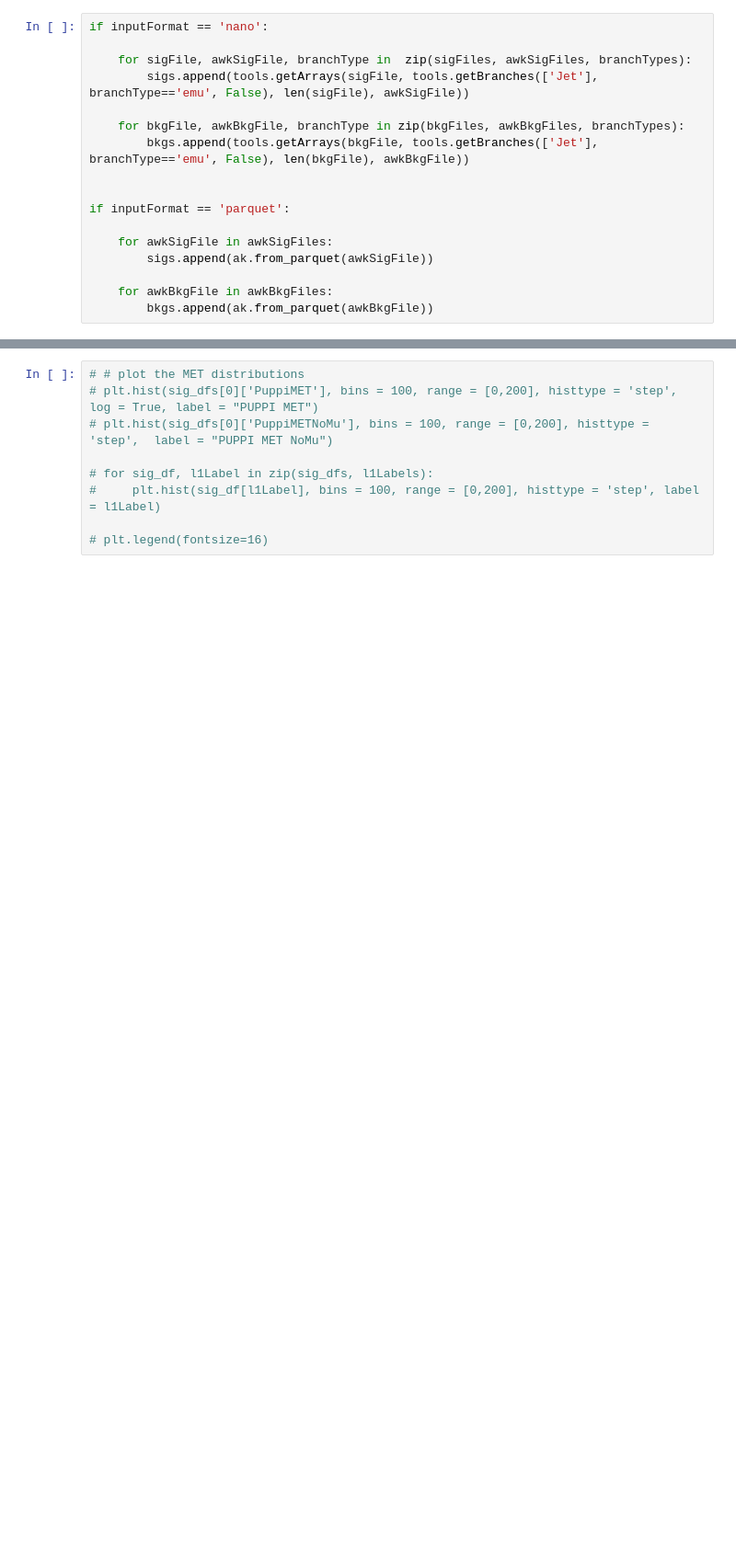
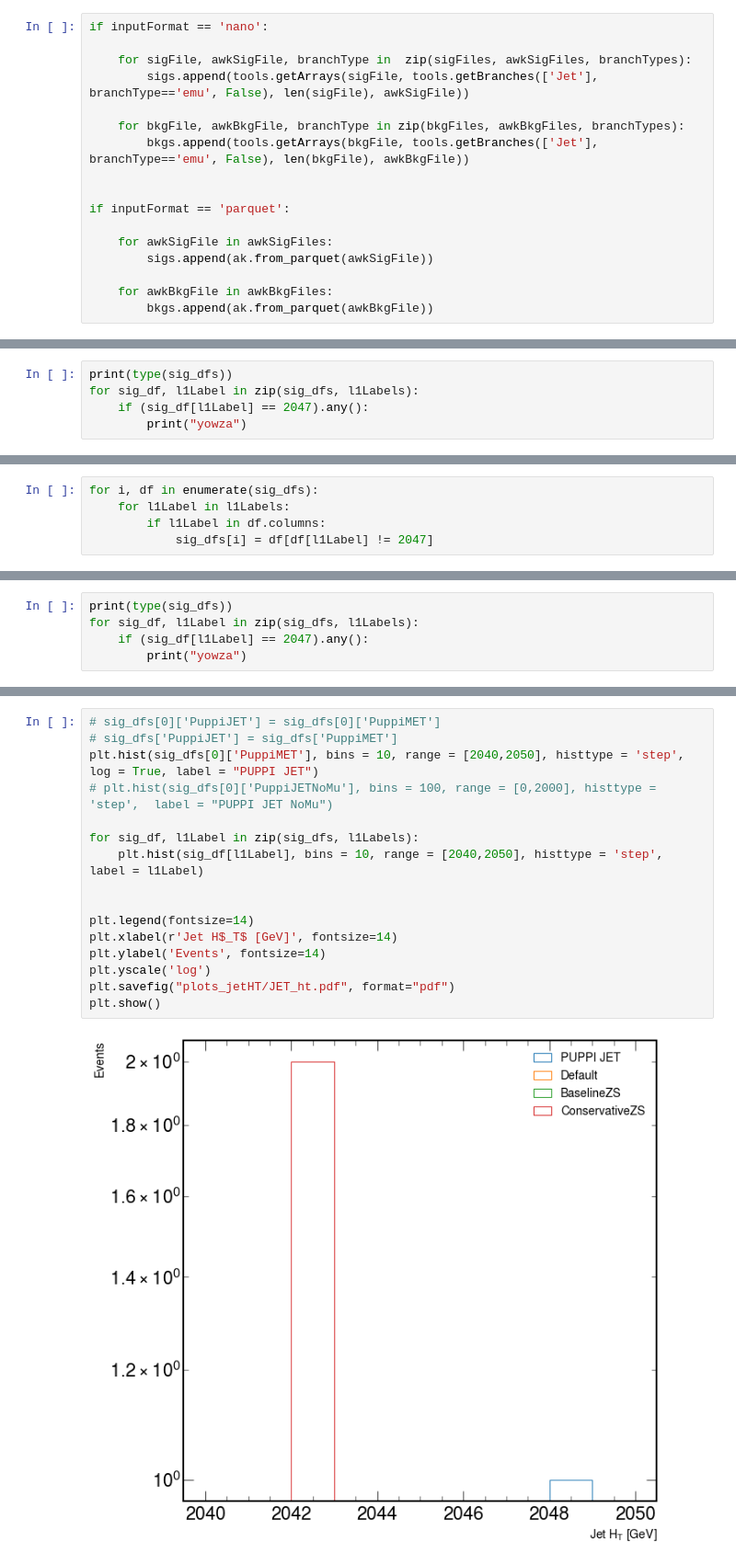
Before and after one commit to dharmendergaur/L1T_fixRateEff, a Jupyter notebook: script_jetHT.ipynb, the cells around one changed output, grey strips where cells are left out. Shown: that part at 92% size. Saved outputs shown, nothing was run; the diff lists cells and outputs as text; blank space fills up the shorter version.

```diff
--- a/script_jetHT.ipynb
+++ b/script_jetHT.ipynb
@@ -106,0 +120,5 @@ if inputFormat == 'parquet':
+# %%
+print(type(sig_dfs))
+for sig_df, l1Label in zip(sig_dfs, l1Labels):
+    if (sig_df[l1Label] == 2047).any():
+        print("yowza")
@@ -106,0 +130,5 @@ if inputFormat == 'parquet':
+# %%
+for i, df in enumerate(sig_dfs):
+    for l1Label in l1Labels:
+        if l1Label in df.columns:
+            sig_dfs[i] = df[df[l1Label] != 2047]
@@ -106,0 +140,5 @@ if inputFormat == 'parquet':
+# %%
+print(type(sig_dfs))
+for sig_df, l1Label in zip(sig_dfs, l1Labels):
+    if (sig_df[l1Label] == 2047).any():
+        print("yowza")
@@ -107,9 +147,18 @@ if inputFormat == 'parquet':
 # %%
-# # plot the MET distributions
-# plt.hist(sig_dfs[0]['PuppiMET'], bins = 100, range = [0,200], histtype = 'step', log = True, label = "PUPPI MET")
-# plt.hist(sig_dfs[0]['PuppiMETNoMu'], bins = 100, range = [0,200], histtype = 'step',  label = "PUPPI MET NoMu")
+# sig_dfs[0]['PuppiJET'] = sig_dfs[0]['PuppiMET']
+# sig_dfs['PuppiJET'] = sig_dfs['PuppiMET']
+plt.hist(sig_dfs[0]['PuppiMET'], bins = 10, range = [2040,2050], histtype = 'step', log = True, label = "PUPPI JET")
+# plt.hist(sig_dfs[0]['PuppiJETNoMu'], bins = 100, range = [0,2000], histtype = 'step',  label = "PUPPI JET NoMu")
 
-# for sig_df, l1Label in zip(sig_dfs, l1Labels):
-#     plt.hist(sig_df[l1Label], bins = 100, range = [0,200], histtype = 'step', label = l1Label)
+for sig_df, l1Label in zip(sig_dfs, l1Labels):
+    plt.hist(sig_df[l1Label], bins = 10, range = [2040,2050], histtype = 'step', label = l1Label)
 
-# plt.legend(fontsize=16)
+
+plt.legend(fontsize=14)
+plt.xlabel(r'Jet H$_T$ [GeV]', fontsize=14)
+plt.ylabel('Events', fontsize=14)
+plt.yscale('log')
+plt.savefig("plots_jetHT/JET_ht.pdf", format="pdf")
+plt.show()
+# %% [output]
+[figure, added]
```
Also changed, not shown: parts of 12 cells of this notebook, 5 other files.
